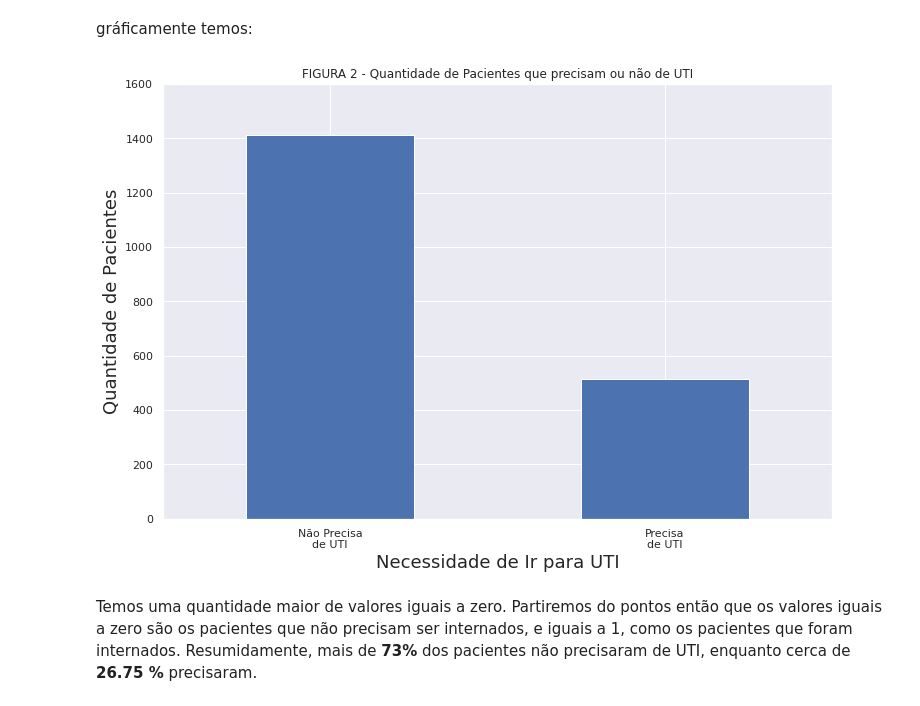
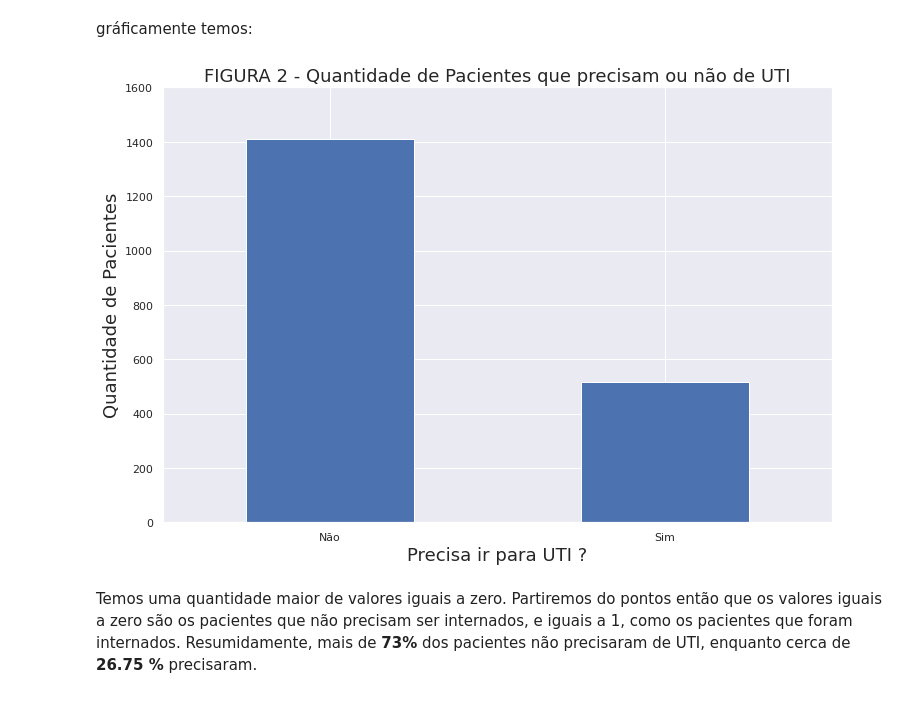
Before and after one commit to MatheusOrange211/Sirio_Libanes_ICU_Prediction, a Jupyter notebook: Visualizando_os_dados_Sirio_Libanes.ipynb, the cells around one changed output. Drawn from its saved outputs; the diff is of its cells as text; code cells hidden in the pictures.

```diff
--- a/Visualizando_os_dados_Sirio_Libanes.ipynb
+++ b/Visualizando_os_dados_Sirio_Libanes.ipynb
@@ -194,14 +196,14 @@ gráficamente temos:
 # %%
 grafico_qtd_uti = dados['ICU'].value_counts().plot(kind='bar',figsize=(12,8))
 plt.ylim(0,1600)
-plt.title("FIGURA 2 - Quantidade de Pacientes que precisam ou não de UTI")
+plt.title("FIGURA 2 - Quantidade de Pacientes que precisam ou não de UTI",size=18)
 plt.ylabel("Quantidade de Pacientes",size=18)
-plt.xlabel('Necessidade de Ir para UTI',size=18)
-plt.xticks([0,1],["Não Precisa\nde UTI","Precisa\nde UTI"],rotation = 0)
+plt.xlabel('Precisa ir para UTI ?',size=18)
+plt.xticks([0,1],["Não","Sim"],rotation = 0)
 
 plt.show()
 # %% [output]
-[figure, old version]
+[figure, new version]
 # %% [markdown]
 Temos uma quantidade maior de valores iguais a zero. Partiremos do pontos então que os valores iguais a zero são os pacientes que não precisam ser internados, e iguais a 1, como os pacientes que foram internados. Resumidamente, mais de **73%** dos pacientes não precisaram de UTI, enquanto cerca de **26.75 %** precisaram.
 # %% [markdown]
```
Also changed, not shown: parts of 33 cells of this notebook.
